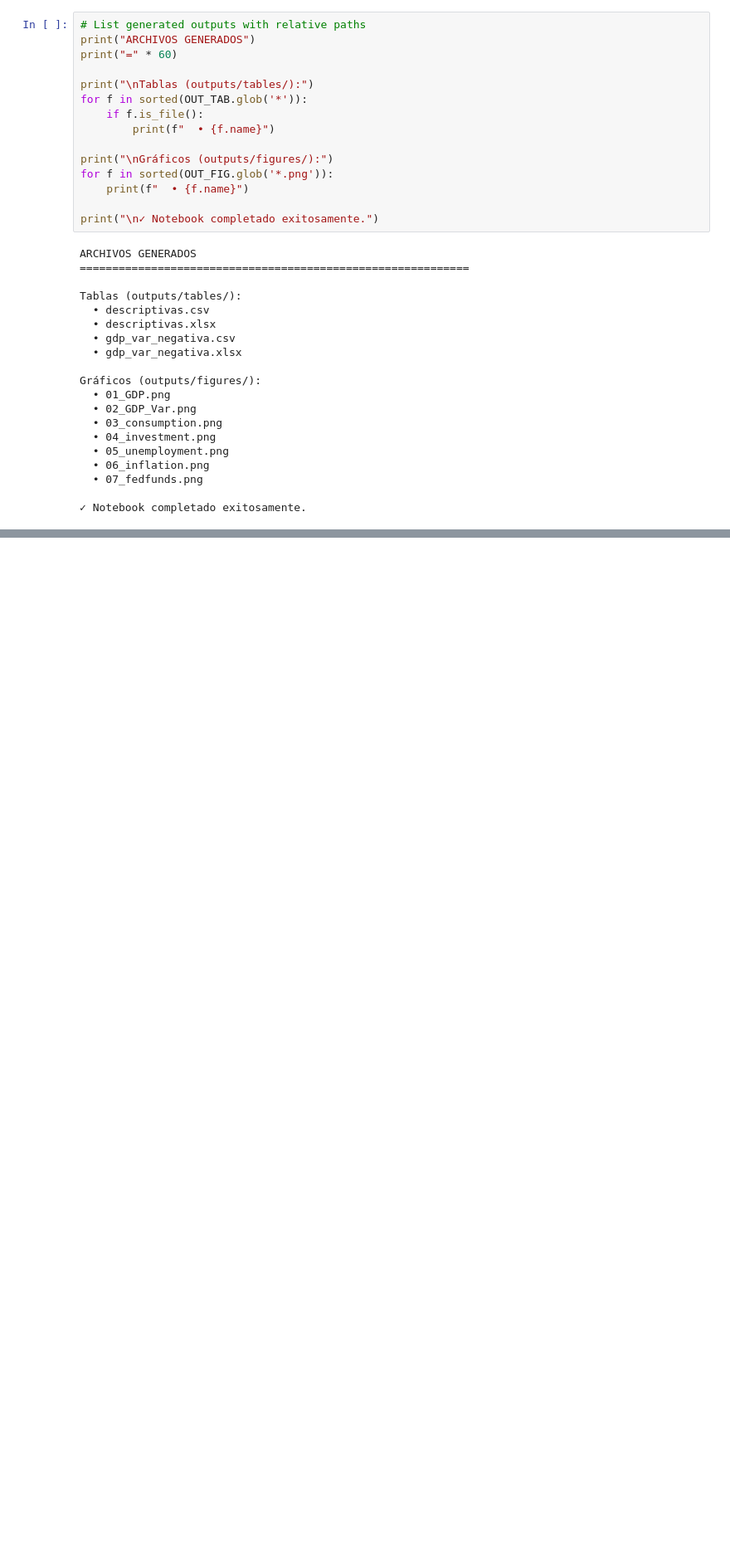
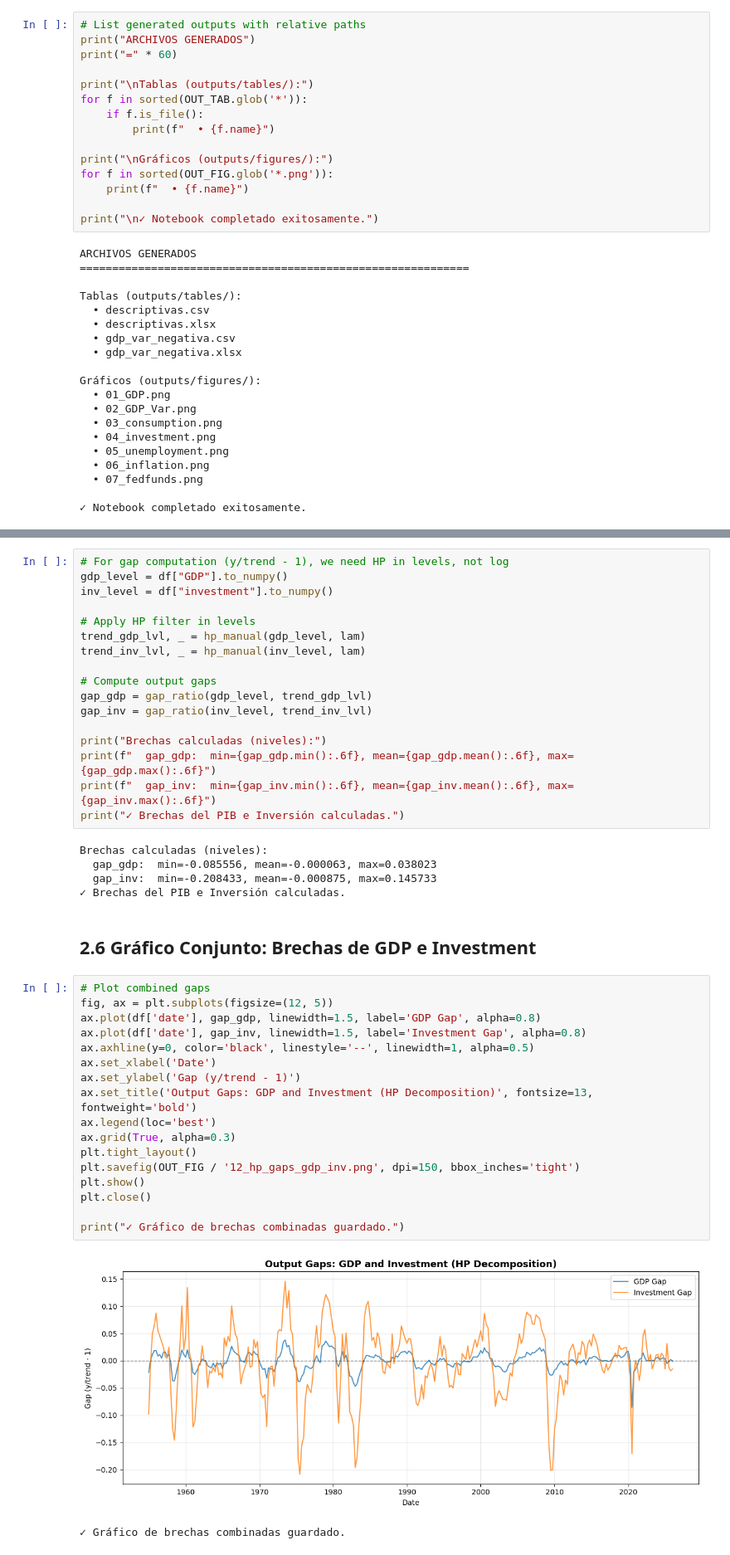
Before and after one commit to Tupxz/ciclos_economicos, a Jupyter notebook: notebooks/Taller_1.ipynb, the cells around one changed output, grey strips where cells are left out. Shown at 83% size. Cells and saved outputs as stored; diff of their text form; blank space fills up the shorter version.

```diff
--- a/notebooks/Taller_1.ipynb
+++ b/notebooks/Taller_1.ipynb
@@ -377,0 +509,44 @@ Gráficos (outputs/figures/):
+# %%
+# For gap computation (y/trend - 1), we need HP in levels, not log
+gdp_level = df["GDP"].to_numpy()
+inv_level = df["investment"].to_numpy()
+
+# Apply HP filter in levels
+trend_gdp_lvl, _ = hp_manual(gdp_level, lam)
+trend_inv_lvl, _ = hp_manual(inv_level, lam)
+
+# Compute output gaps
+gap_gdp = gap_ratio(gdp_level, trend_gdp_lvl)
+gap_inv = gap_ratio(inv_level, trend_inv_lvl)
+
+print("Brechas calculadas (niveles):")
+print(f"  gap_gdp:  min={gap_gdp.min():.6f}, mean={gap_gdp.mean():.6f}, max={gap_gdp.max():.6f}")
+print(f"  gap_inv:  min={gap_inv.min():.6f}, mean={gap_inv.mean():.6f}, max={gap_inv.max():.6f}")
+print("✓ Brechas del PIB e Inversión calculadas.")
+# %% [output]
+Brechas calculadas (niveles):
+  gap_gdp:  min=-0.085556, mean=-0.000063, max=0.038023
+  gap_inv:  min=-0.208433, mean=-0.000875, max=0.145733
+✓ Brechas del PIB e Inversión calculadas.
+# %% [markdown]
+## 2.6 Gráfico Conjunto: Brechas de GDP e Investment
+# %%
+# Plot combined gaps
+fig, ax = plt.subplots(figsize=(12, 5))
+ax.plot(df['date'], gap_gdp, linewidth=1.5, label='GDP Gap', alpha=0.8)
+ax.plot(df['date'], gap_inv, linewidth=1.5, label='Investment Gap', alpha=0.8)
+ax.axhline(y=0, color='black', linestyle='--', linewidth=1, alpha=0.5)
+ax.set_xlabel('Date')
+ax.set_ylabel('Gap (y/trend - 1)')
+ax.set_title('Output Gaps: GDP and Investment (HP Decomposition)', fontsize=13, fontweight='bold')
+ax.legend(loc='best')
+ax.grid(True, alpha=0.3)
+plt.tight_layout()
+plt.savefig(OUT_FIG / '12_hp_gaps_gdp_inv.png', dpi=150, bbox_inches='tight')
+plt.show()
+plt.close()
+
+print("✓ Gráfico de brechas combinadas guardado.")
+# %% [output]
+[figure, added]
+✓ Gráfico de brechas combinadas guardado.
```
Also changed, not shown: parts of 12 cells of this notebook, 2 other files.
